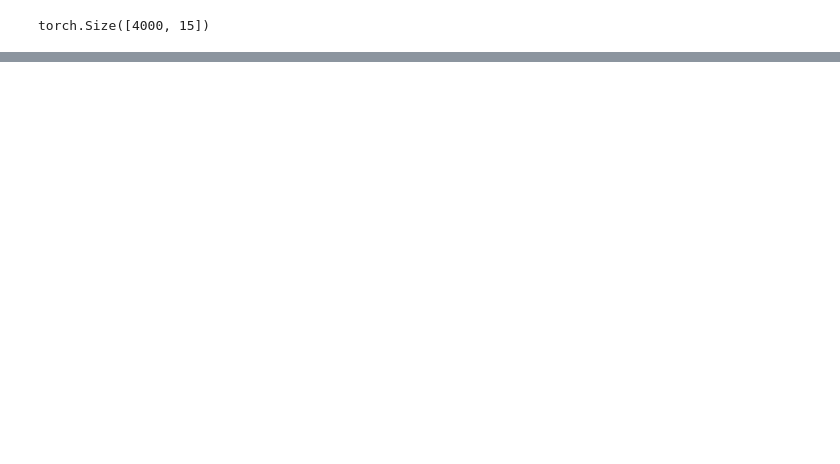
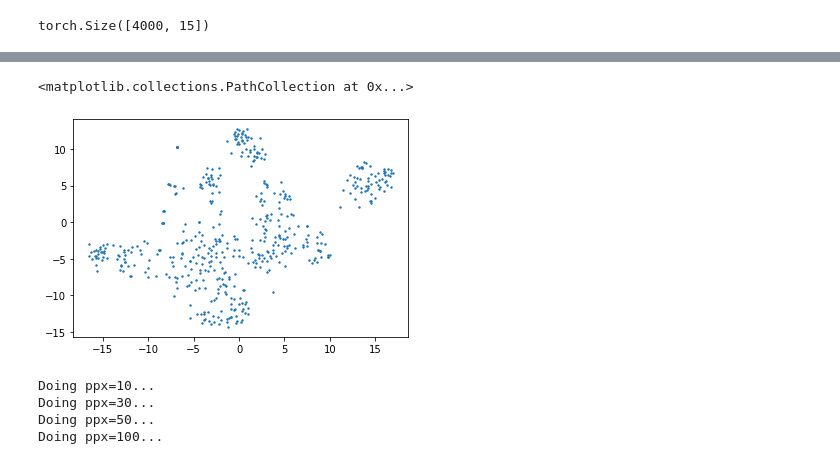
Before and after one commit to aaronfng/nlp-group-project, a Jupyter notebook: nvdm/NVDM_adaptation.ipynb, the cells around one changed output, grey strips where cells are left out. Saved outputs shown, nothing was run; the diff lists cells and outputs as text; code cells hidden in the pictures; blank space fills up the shorter version.

```diff
--- a/nvdm/NVDM_adaptation.ipynb
+++ b/nvdm/NVDM_adaptation.ipynb
@@ -588,0 +706,14 @@ Start training...
+# %%
+%%time
+
+doc_embs = X_sp500 @ topic_vocab
+
+tsne = TSNE(
+    n_components=2,
+    init='random',
+    random_state=1234,
+    perplexity=50.0,
+    n_iter=5000,
+    metric='cosine',
+    square_distances=True)
+Y = tsne.fit_transform(doc_embs)
@@ -588,0 +723,25 @@ Start training...
+# %%
+plt.scatter(Y[:, 0], Y[:, 1], s=2)
+# %% [output]
+<matplotlib.collections.PathCollection at 0x...>
+[figure, added]
+# %%
+tsne_ppxs = [10, 30, 50, 100]
+tsne_res = []
+for i in range(4):
+    print(f"Doing ppx={tsne_ppxs[i]}...")
+    tsne = TSNE(
+        n_components=2,
+        init='random',
+        random_state=1234,
+        perplexity=tsne_ppxs[i],
+        n_iter=5000,
+        metric='cosine',
+        square_distances=True)
+    Y = tsne.fit_transform(doc_embs)
+    tsne_res.append(Y)
+# %% [output]
+Doing ppx=10...
+Doing ppx=30...
+Doing ppx=50...
+Doing ppx=100...
```
Also changed, not shown: parts of 27 cells of this notebook.
